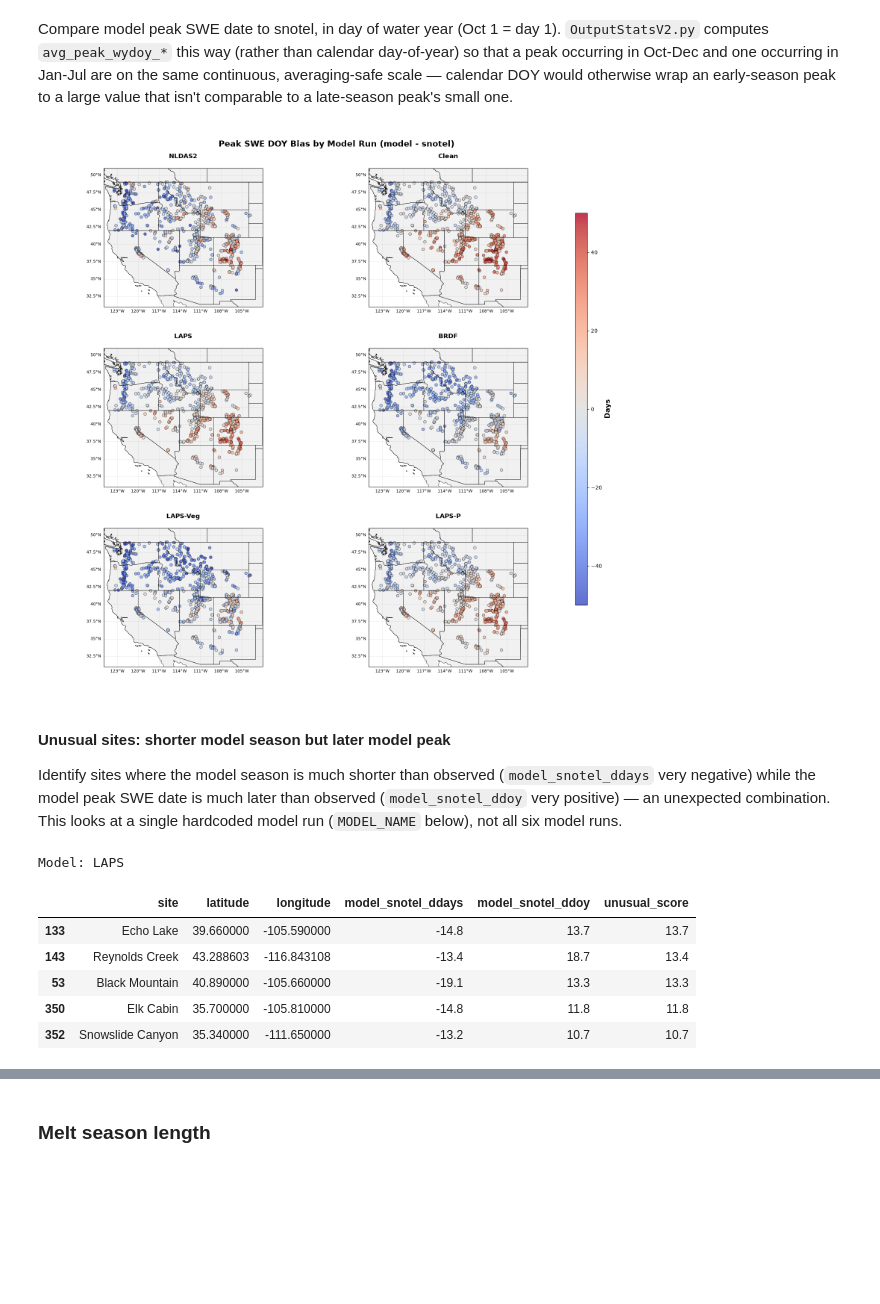
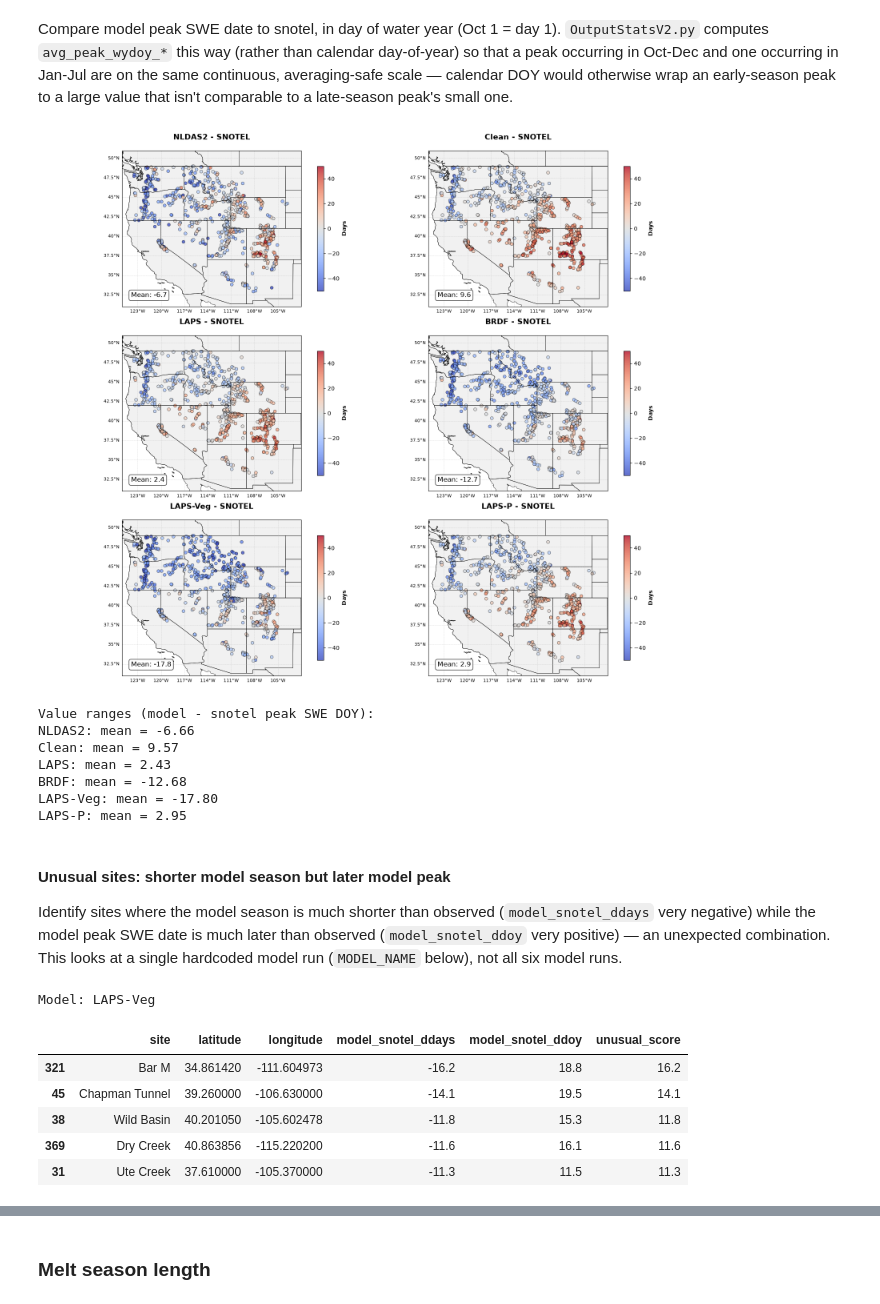
Before and after one commit to chrisrycx/lm4px_data_analysis, a Jupyter notebook: output_analysis/interactive/SpatialErrorV2.ipynb, the cells around one changed output, grey strips where cells are left out. Drawn from its saved outputs; the diff is of its cells as text; code cells hidden in the pictures; blank space fills up the shorter version.

```diff
--- a/output_analysis/interactive/SpatialErrorV2.ipynb
+++ b/output_analysis/interactive/SpatialErrorV2.ipynb
@@ -75,7 +76,7 @@ for pos, (name, model_df) in enumerate(dfs.items(), 1):
 
     # y is set explicitly because cartopy's gridline labels break matplotlib's
     # automatic title-offset calculation (title silently fails to render otherwise)
-    ax.set_title(name, fontsize=14, fontweight='bold', y=1.05)
+    ax.set_title(f'{name} - SNOTEL', fontsize=14, fontweight='bold', y=1.05)
 
     # Add mean ddays text in lower left corner
     mean_ddays = model_snow_days['model_snotel_ddays'].mean()
@@ -118,50 +119,80 @@ LAPS-P: mean = -10.76
 Compare model peak SWE date to snotel, in day of water year (Oct 1 = day 1). `OutputStatsV2.py` computes `avg_peak_wydoy_*` this way (rather than calendar day-of-year) so that a peak occurring in Oct-Dec and one occurring in Jan-Jul are on the same continuous, averaging-safe scale — calendar DOY would otherwise wrap an early-season peak to a large value that isn't comparable to a late-season peak's small one.
 # %%
 # Peak SWE DOY map - one subplot per model run
-fig, axes = plt.subplots(3, 2, figsize=(16, 15), subplot_kw={'projection': ccrs.PlateCarree()})
-fig.subplots_adjust(left=0.05, right=0.88, top=0.93, bottom=0.04, wspace=0.15, hspace=0.3)
+fig = plt.figure(figsize=(16, 14))
 
-for ax, (name, model_df) in zip(axes.flat, dfs.items()):
+avg_ddoy = []
+
+for pos, (name, model_df) in enumerate(dfs.items(), 1):
+    ax = plt.subplot(3, 2, pos, projection=ccrs.PlateCarree())
+
     model_peak_doy = model_df[['site', 'latitude', 'longitude', 'avg_peak_wydoy_snotel', 'avg_peak_wydoy_model']].copy()
     model_peak_doy['model_snotel_ddoy'] = model_peak_doy['avg_peak_wydoy_model'] - model_peak_doy['avg_peak_wydoy_snotel']
 
     ax.set_extent([-125, -102, 31, 51], crs=ccrs.PlateCarree())
     ax.add_feature(cfeature.STATES, linewidth=0.5, edgecolor='black')
     ax.add_feature(cfeature.COASTLINE, linewidth=0.5)
     ax.add_feature(cfeature.BORDERS, linewidth=0.5)
     ax.add_feature(cfeature.LAND, facecolor='lightgray', alpha=0.3)
+
     scatter = ax.scatter(model_peak_doy['longitude'], model_peak_doy['latitude'],
                          c=model_peak_doy['model_snotel_ddoy'],
                          s=30,
                          alpha=0.8,
                          cmap='coolwarm',
                          vmin=-50,
                          vmax=50,
                          transform=ccrs.PlateCarree(),
                          edgecolors='black',
                          linewidth=0.5)
-    # y is set explicitly because cartopy's gridline labels break matplotlib's
-    # automatic title-offset calculation (title silently fails to render otherwise)
-    ax.set_title(name, fontsize=12, fontweight='bold', y=1.05)
+
+    # Add colorbar
+    cbar = plt.colorbar(scatter, ax=ax, orientation='vertical', pad=0.05, shrink=0.8)
+    cbar.set_label('Days', fontsize=10, fontweight='bold')
+
     gl = ax.gridlines(draw_labels=True, linewidth=0.5, alpha=0.5, linestyle='--')
     gl.top_labels = False
     gl.right_labels = False
     gl.xlabel_style = {'size': 8}
     gl.ylabel_style = {'size': 8}
 
-fig.suptitle('Peak SWE DOY Bias by Model Run (model - snotel)', fontsize=16, fontweight='bold')
-cbar_ax = fig.add_axes([0.90, 0.15, 0.02, 0.7])
-cbar = fig.colorbar(scatter, cax=cbar_ax)
-cbar.set_label('Days', fontsize=14, fontweight='bold')
-#fig.savefig('../images/ElevationMap.pdf', bbox_inches='tight')
+    # y is set explicitly because cartopy's gridline labels break matplotlib's
+    # automatic title-offset calculation (title silently fails to render otherwise)
+    ax.set_title(f'{name} - SNOTEL', fontsize=14, fontweight='bold', y=1.05)
+
+    # Add mean ddoy text in lower left corner
+    mean_ddoy = model_peak_doy['model_snotel_ddoy'].mean()
+    avg_ddoy.append(mean_ddoy)
+    ax.text(0.05, 0.05, f'Mean: {mean_ddoy:.1f}',
+            transform=ax.transAxes,
+            fontsize=12,
+            verticalalignment='bottom',
+            bbox=dict(boxstyle='round', facecolor='white', alpha=0.8))
+
+plt.tight_layout()
+fig.savefig('../images/dPeakDOYMaps.pdf', bbox_inches='tight')
+
+plt.show()
+
+# Display basic info about the data
+print(f"Value ranges (model - snotel peak SWE DOY):")
+for name, mean_val in zip(dfs.keys(), avg_ddoy):
+    print(f"{name}: mean = {mean_val:.2f}")
 # %% [output]
-[figure, old version]
+[figure, new version]
+Value ranges (model - snotel peak SWE DOY):
+NLDAS2: mean = -6.66
+Clean: mean = 9.57
+LAPS: mean = 2.43
+BRDF: mean = -12.68
+LAPS-Veg: mean = -17.80
+LAPS-P: mean = 2.95
 # %% [markdown]
 #### Unusual sites: shorter model season but later model peak
 Identify sites where the model season is much shorter than observed (`model_snotel_ddays` very negative) while the model peak SWE date is much later than observed (`model_snotel_ddoy` very positive) — an unexpected combination. This looks at a single hardcoded model run (`MODEL_NAME` below), not all six model runs.
 # %%
 # Hardcoded model run for this diagnostic - change as needed
-MODEL_NAME = 'LAPS'
+MODEL_NAME = 'LAPS-Veg'
 model_df = dfs[MODEL_NAME]
 
 snow_days = model_df[['site', 'latitude', 'longitude', 'avg_snow_days_snotel', 'avg_snow_days_model']].copy()
@@ -185,12 +216,12 @@ print(f"Model: {MODEL_NAME}")
 top5 = unusual.sort_values('unusual_score', ascending=False).head(5)
 top5[['site', 'latitude', 'longitude', 'model_snotel_ddays', 'model_snotel_ddoy', 'unusual_score']]
 # %% [output]
-Model: LAPS
+Model: LAPS-Veg
 |  | site | latitude | longitude | model_snotel_ddays | model_snotel_ddoy | unusual_score |
-| 133 | Echo Lake | 39.660000 | -105.590000 | -14.8 | 13.7 | 13.7 |
-| 143 | Reynolds Creek | 43.288603 | -116.843108 | -13.4 | 18.7 | 13.4 |
-| 53 | Black Mountain | 40.890000 | -105.660000 | -19.1 | 13.3 | 13.3 |
-| 350 | Elk Cabin | 35.700000 | -105.810000 | -14.8 | 11.8 | 11.8 |
-| 352 | Snowslide Canyon | 35.340000 | -111.650000 | -13.2 | 10.7 | 10.7 |
+| 321 | Bar M | 34.861420 | -111.604973 | -16.2 | 18.8 | 16.2 |
+| 45 | Chapman Tunnel | 39.260000 | -106.630000 | -14.1 | 19.5 | 14.1 |
+| 38 | Wild Basin | 40.201050 | -105.602478 | -11.8 | 15.3 | 11.8 |
+| 369 | Dry Creek | 40.863856 | -115.220200 | -11.6 | 16.1 | 11.6 |
+| 31 | Ute Creek | 37.610000 | -105.370000 | -11.3 | 11.5 | 11.3 |
 # %% [markdown]
 ### Analysis
```
Also changed, not shown: parts of 5 cells of this notebook, 4 other files.
